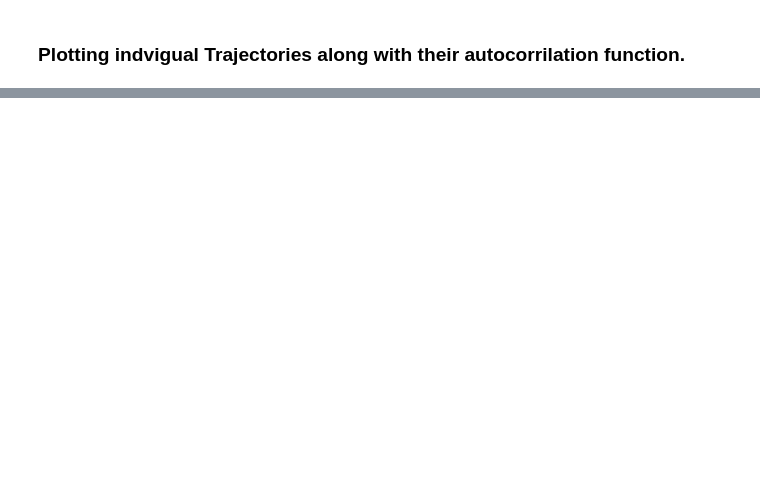
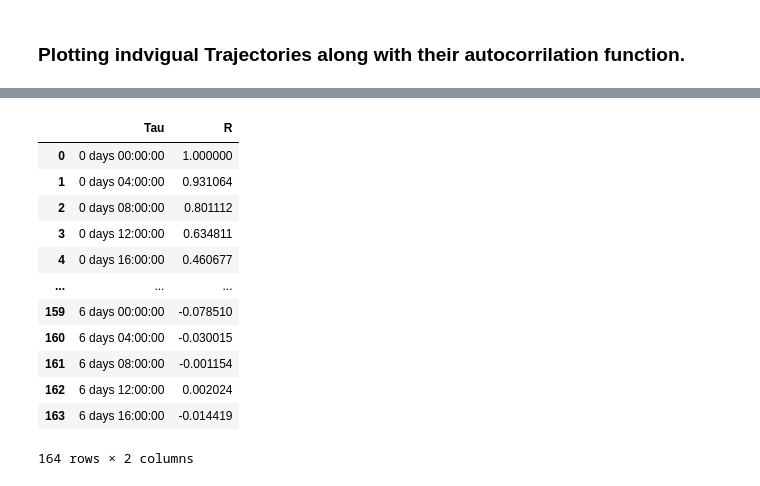
Before and after one commit to Colin-zerfass/fate-core, a Jupyter notebook: Code/Autocorrelation.ipynb, the cells around one changed output, grey strips where cells are left out. Saved outputs shown, nothing was run; the diff lists cells and outputs as text; code cells hidden in the pictures; blank space fills up the shorter version.

```diff
--- a/Code/Autocorrelation.ipynb
+++ b/Code/Autocorrelation.ipynb
@@ -199,0 +295,16 @@ See: https://matplotlib.org/stable/tutorials/intermediate/legend_guide.html#impl
+# %%
+traj
+# %% [output]
+|  | Tau | R |
+| 0 | 0 days 00:00:00 | 1.000000 |
+| 1 | 0 days 04:00:00 | 0.931064 |
+| 2 | 0 days 08:00:00 | 0.801112 |
+| 3 | 0 days 12:00:00 | 0.634811 |
+| 4 | 0 days 16:00:00 | 0.460677 |
+| ... | ... | ... |
+| 159 | 6 days 00:00:00 | -0.078510 |
+| 160 | 6 days 04:00:00 | -0.030015 |
+| 161 | 6 days 08:00:00 | -0.001154 |
+| 162 | 6 days 12:00:00 | 0.002024 |
+| 163 | 6 days 16:00:00 | -0.014419 |
+164 rows × 2 columns
```
Also changed, not shown: parts of 12 cells of this notebook.
